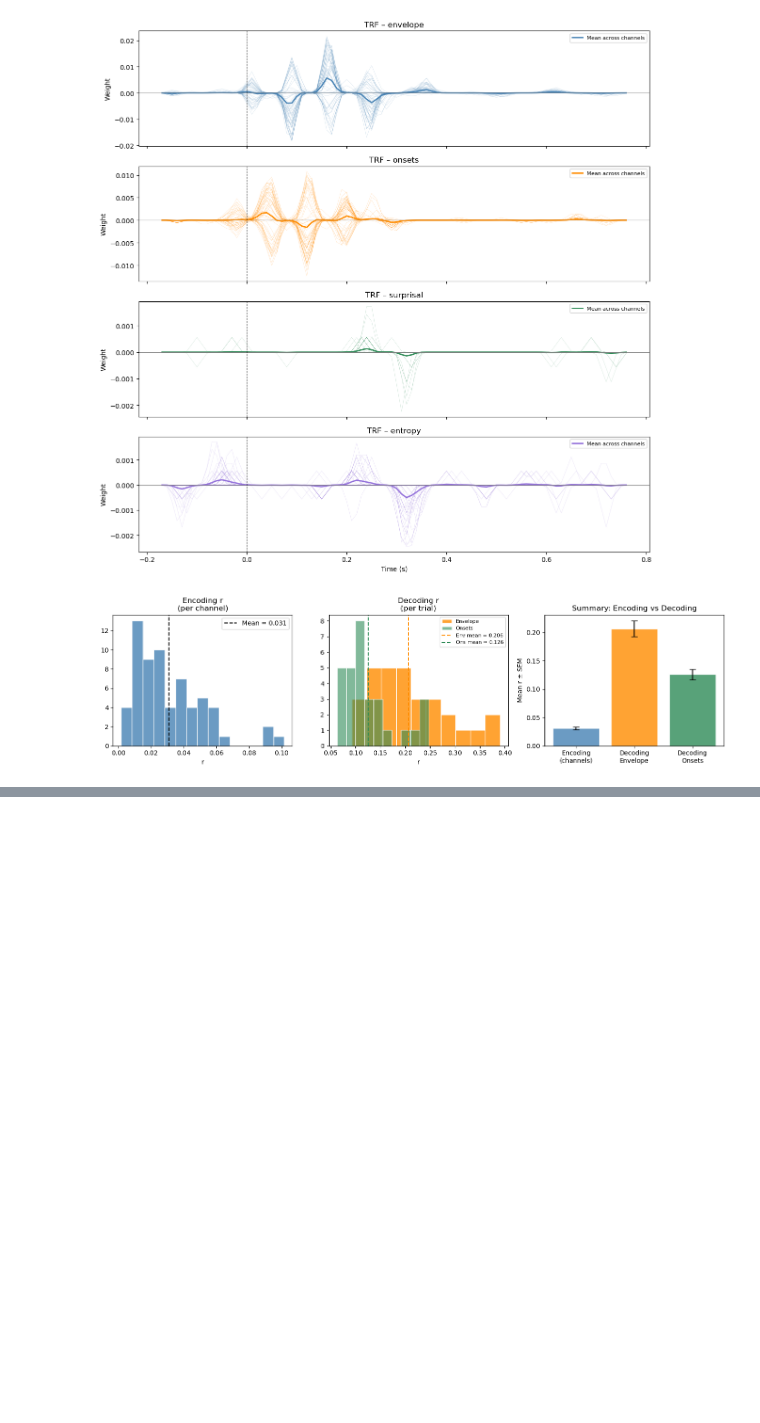
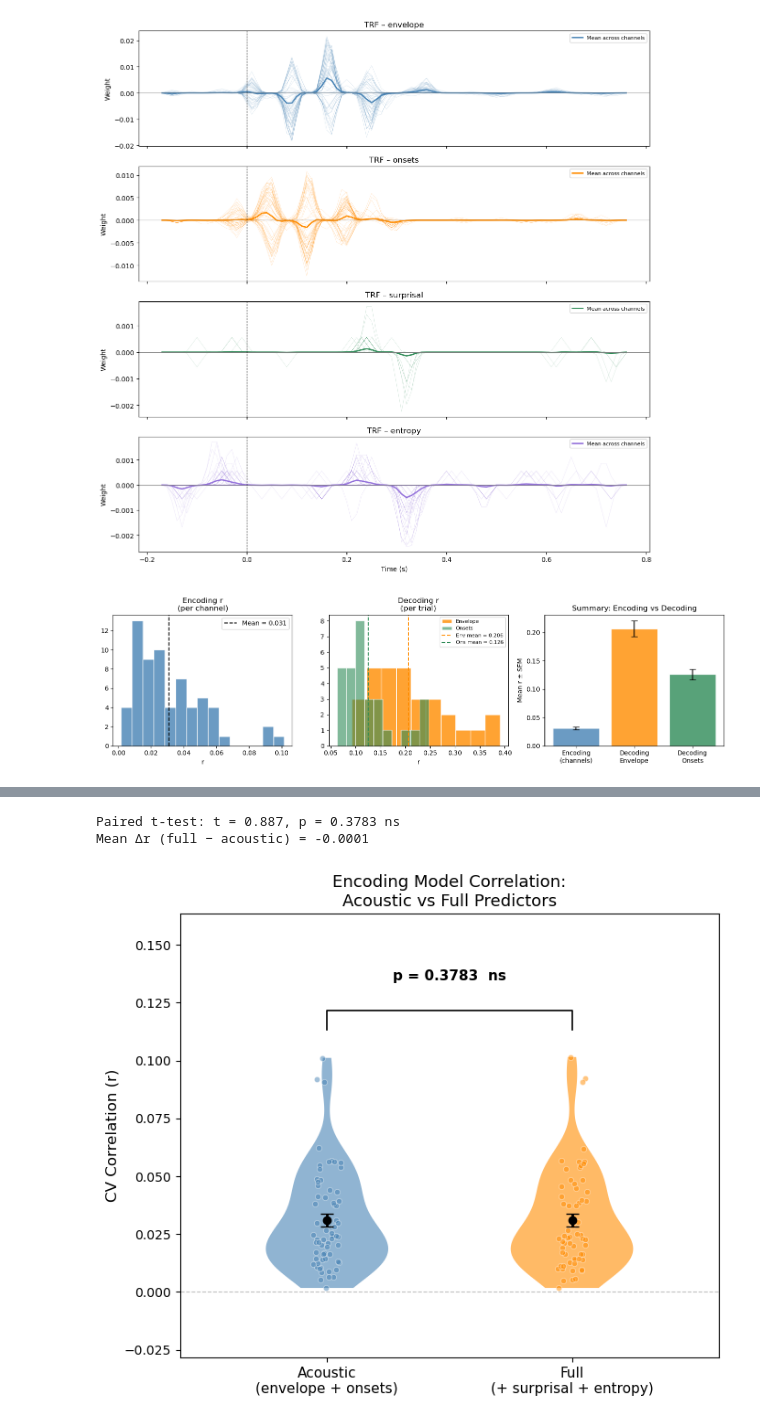
Before and after one commit to pereiraa10/musical-surprisal, a Jupyter notebook: TRF/avg_trf.ipynb, the cells around one changed output, grey strips where cells are left out. Saved outputs shown, nothing was run; the diff lists cells and outputs as text; code cells hidden in the pictures; blank space fills up the shorter version.

```diff
--- a/TRF/avg_trf.ipynb
+++ b/TRF/avg_trf.ipynb
@@ -537,0 +639,75 @@ Encoding CV r_rank | mean = 0.094, std = 0.038
+# %%
+from scipy import stats
+
+# ── Data ─────────────────────────────────────────────────────────────────────
+r_acoustic = trf_cv_acoustic.r.get_data('sensor')
+r_full     = trf_cv_full.r.get_data('sensor')
+
+# ── Statistics ───────────────────────────────────────────────────────────────
+# Paired t-test: same channels compared across models
+t_stat, p_val = stats.ttest_rel(r_acoustic, r_full)
+mean_diff = (r_full - r_acoustic).mean()
+
+# Significance label
+if p_val < 0.001:
+    sig_label = '***'
+elif p_val < 0.01:
+    sig_label = '**'
+elif p_val < 0.05:
+    sig_label = '*'
+else:
+    sig_label = 'ns'
+
+print(f"Paired t-test: t = {t_stat:.3f}, p = {p_val:.4f} {sig_label}")
+print(f"Mean Δr (full − acoustic) = {mean_diff:.4f}")
+
+# ── Plot ──────────────────────────────────────────────────────────────────────
+fig, ax = plt.subplots(figsize=(7, 6))
+
+data   = [r_acoustic, r_full]
+labels = ['Acoustic\n(envelope + onsets)', 'Full\n(+ surprisal + entropy)']
+colors = ['steelblue', 'darkorange']
+
+# Violin
+parts = ax.violinplot(data, positions=[1, 2], showmedians=False, showextrema=False)
+for pc, color in zip(parts['bodies'], colors):
+    pc.set_facecolor(color)
+    pc.set_alpha(0.6)
+
+# Overlay individual channel points (jittered)
+for i, (d, color) in enumerate(zip(data, colors), start=1):
+    jitter = np.random.uniform(-0.06, 0.06, size=len(d))
+    ax.scatter(i + jitter, d, color=color, alpha=0.5, s=20, edgecolors='white', linewidths=0.5)
+
+# Mean ± SEM markers
+for i, d in enumerate(data, start=1):
+    ax.errorbar(i, d.mean(), yerr=d.std() / np.sqrt(len(d)),
+                fmt='o', color='black', markersize=6, capsize=5, linewidth=2, zorder=5)
+
+# ── Significance bracket ──────────────────────────────────────────────────────
+y_max    = max(r_acoustic.max(), r_full.max())
+y_bracket = y_max + 0.02
+y_text    = y_bracket + 0.012
+
+ax.plot([1, 1, 2, 2], [y_bracket - 0.008, y_bracket, y_bracket, y_bracket - 0.008],
+        color='black', linewidth=1.2)
+ax.text(1.5, y_text, f'p = {p_val:.4f}  {sig_label}',
+        ha='center', va='bottom', fontsize=11, fontweight='bold')
+
+# ── Formatting ────────────────────────────────────────────────────────────────
+ax.set_xticks([1, 2])
+ax.set_xticklabels(labels, fontsize=11)
+ax.set_ylabel('CV Correlation (r)', fontsize=12)
+ax.set_title('Encoding Model Correlation:\nAcoustic vs Full Predictors', fontsize=13)
+ax.axhline(0, color='gray', linewidth=0.8, linestyle='--', alpha=0.5)
+ax.set_xlim(0.4, 2.6)
+ax.set_ylim(min(r_acoustic.min(), r_full.min()) - 0.03,
+            y_text + 0.03)
+
+plt.tight_layout()
+plt.savefig('violin_acoustic_vs_full.png', dpi=150)
+plt.show()
+# %% [output]
+Paired t-test: t = 0.887, p = 0.3783 ns
+Mean Δr (full − acoustic) = -0.0001
+[figure, added]
```
Also changed, not shown: parts of 7 cells of this notebook, 4 other files.
